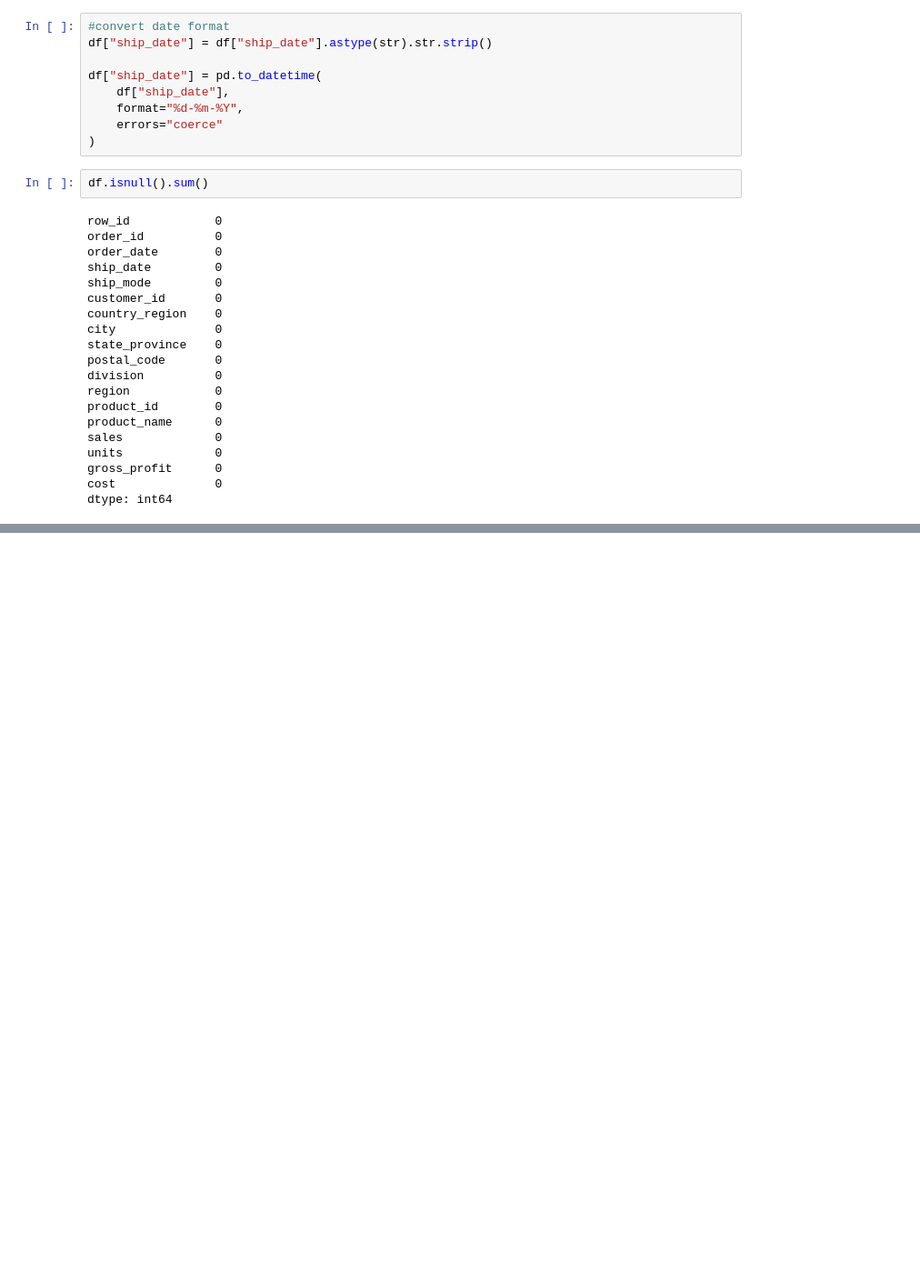
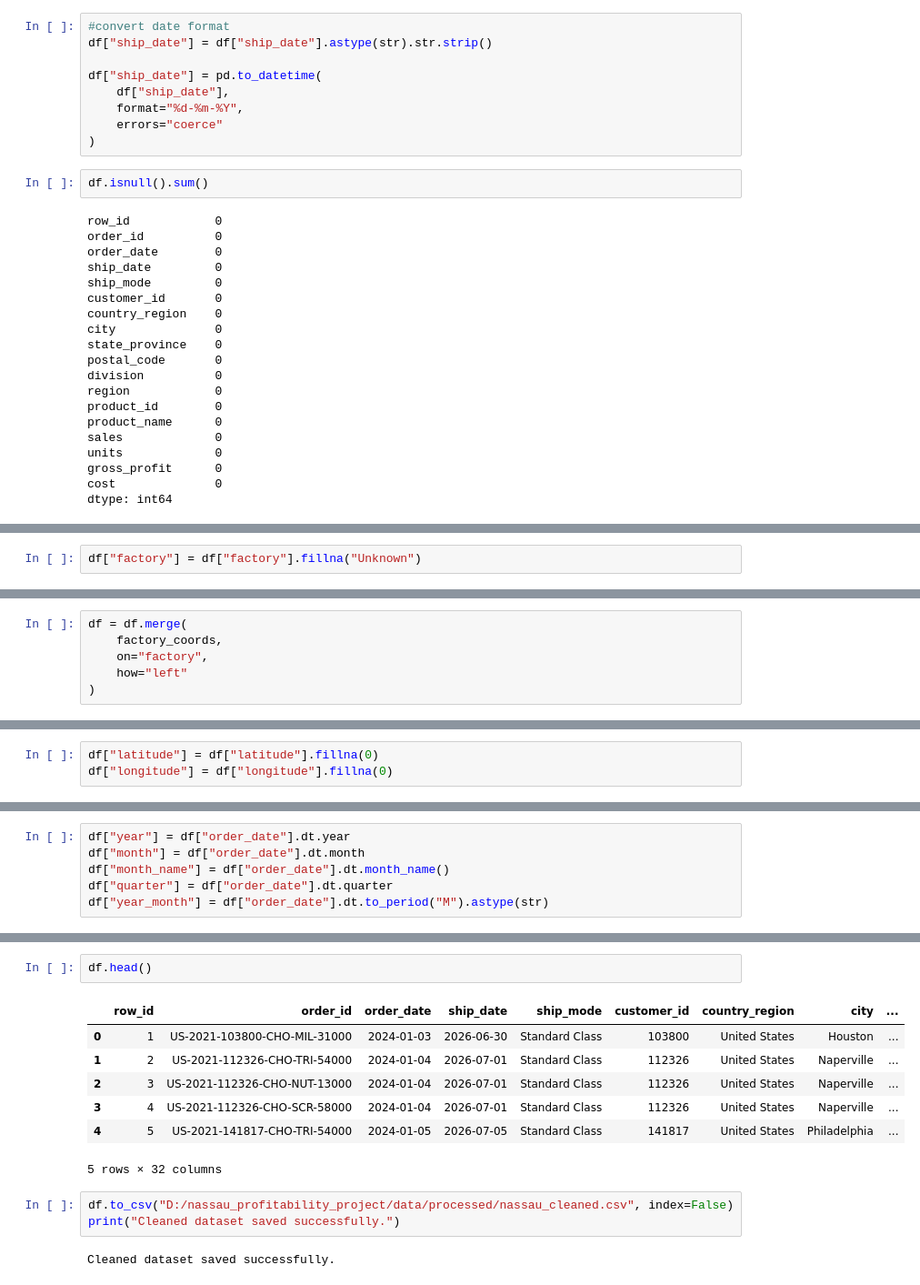
Before and after one commit to abhishekgit7667/Product-Line-Profitability-Margin-Performance-Analysis-, a Jupyter notebook: notebook/01_data_cleaning.ipynb, the cells around one changed output, grey strips where cells are left out. Shown at 91% size. Drawn from its saved outputs; the diff is of its cells as text; blank space fills up the shorter version.

Commit message:
Data cleaning completed: handled missing values, fixed merge mismatches, and validated dataset for analysis

```diff
--- a/notebook/01_data_cleaning.ipynb
+++ b/notebook/01_data_cleaning.ipynb
@@ -233,0 +399,2 @@ dtype: int64
+# %%
+df["factory"] = df["factory"].fillna("Unknown")
@@ -233,0 +403,6 @@ dtype: int64
+# %%
+df = df.merge(
+    factory_coords,
+    on="factory",
+    how="left"
+)
@@ -233,0 +415,3 @@ dtype: int64
+# %%
+df["latitude"] = df["latitude"].fillna(0)
+df["longitude"] = df["longitude"].fillna(0)
@@ -233,0 +424,6 @@ dtype: int64
+# %%
+df["year"] = df["order_date"].dt.year
+df["month"] = df["order_date"].dt.month
+df["month_name"] = df["order_date"].dt.month_name()
+df["quarter"] = df["order_date"].dt.quarter
+df["year_month"] = df["order_date"].dt.to_period("M").astype(str)
@@ -233,0 +480,15 @@ dtype: int64
+# %%
+df.head()
+# %% [output]
+|  | row_id | order_id | order_date | ship_date | ship_mode | customer_id | country_region | city | ... |
+| 0 | 1 | US-2021-103800-CHO-MIL-31000 | 2024-01-03 | 2026-06-30 | Standard Class | 103800 | United States | Houston | ... |
+| 1 | 2 | US-2021-112326-CHO-TRI-54000 | 2024-01-04 | 2026-07-01 | Standard Class | 112326 | United States | Naperville | ... |
+| 2 | 3 | US-2021-112326-CHO-NUT-13000 | 2024-01-04 | 2026-07-01 | Standard Class | 112326 | United States | Naperville | ... |
+| 3 | 4 | US-2021-112326-CHO-SCR-58000 | 2024-01-04 | 2026-07-01 | Standard Class | 112326 | United States | Naperville | ... |
+| 4 | 5 | US-2021-141817-CHO-TRI-54000 | 2024-01-05 | 2026-07-05 | Standard Class | 141817 | United States | Philadelphia | ... |
+5 rows × 32 columns
+# %%
+df.to_csv("D:/nassau_profitability_project/data/processed/nassau_cleaned.csv", index=False)
+print("Cleaned dataset saved successfully.")
+# %% [output]
+Cleaned dataset saved successfully.
```
Also changed, not shown: parts of 33 cells of this notebook.
